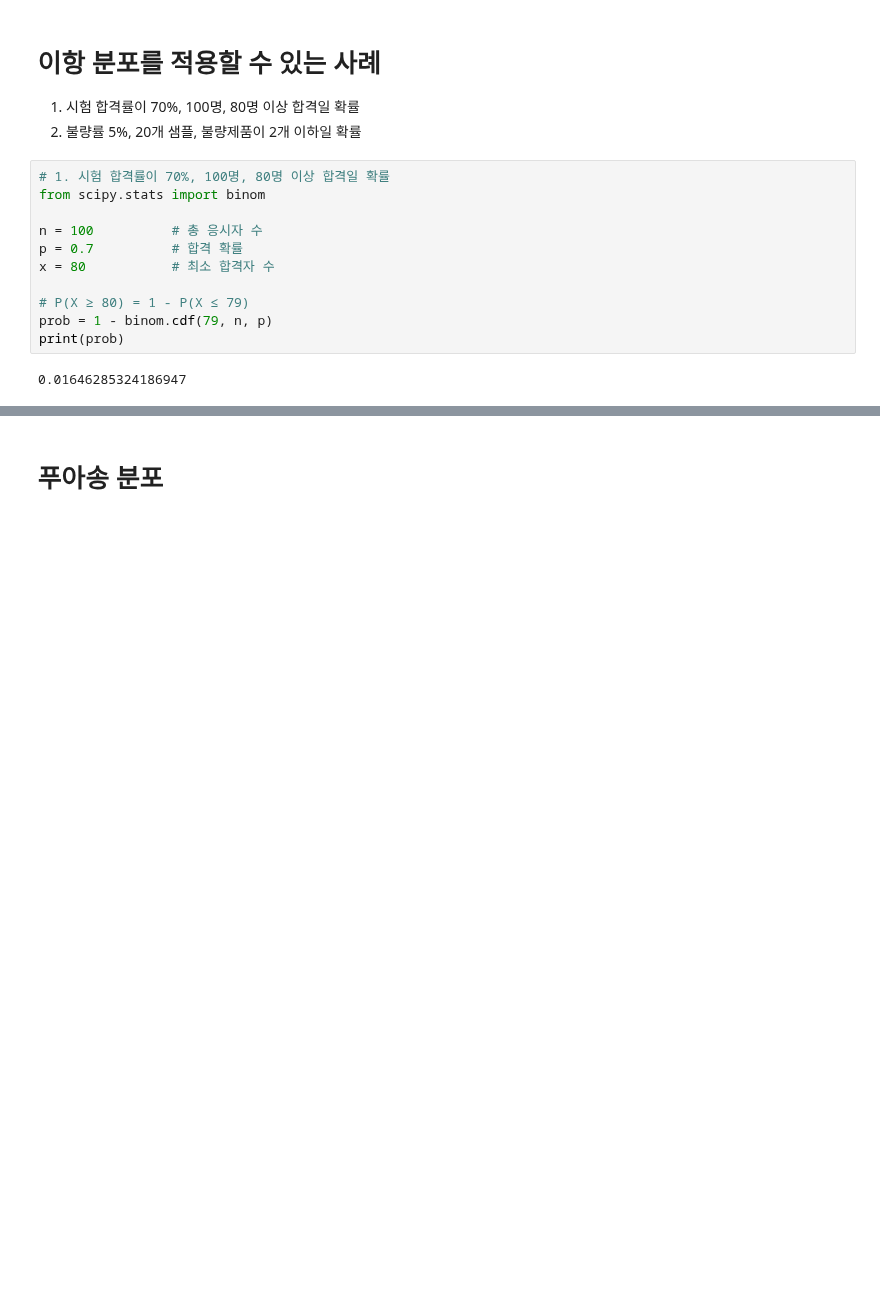
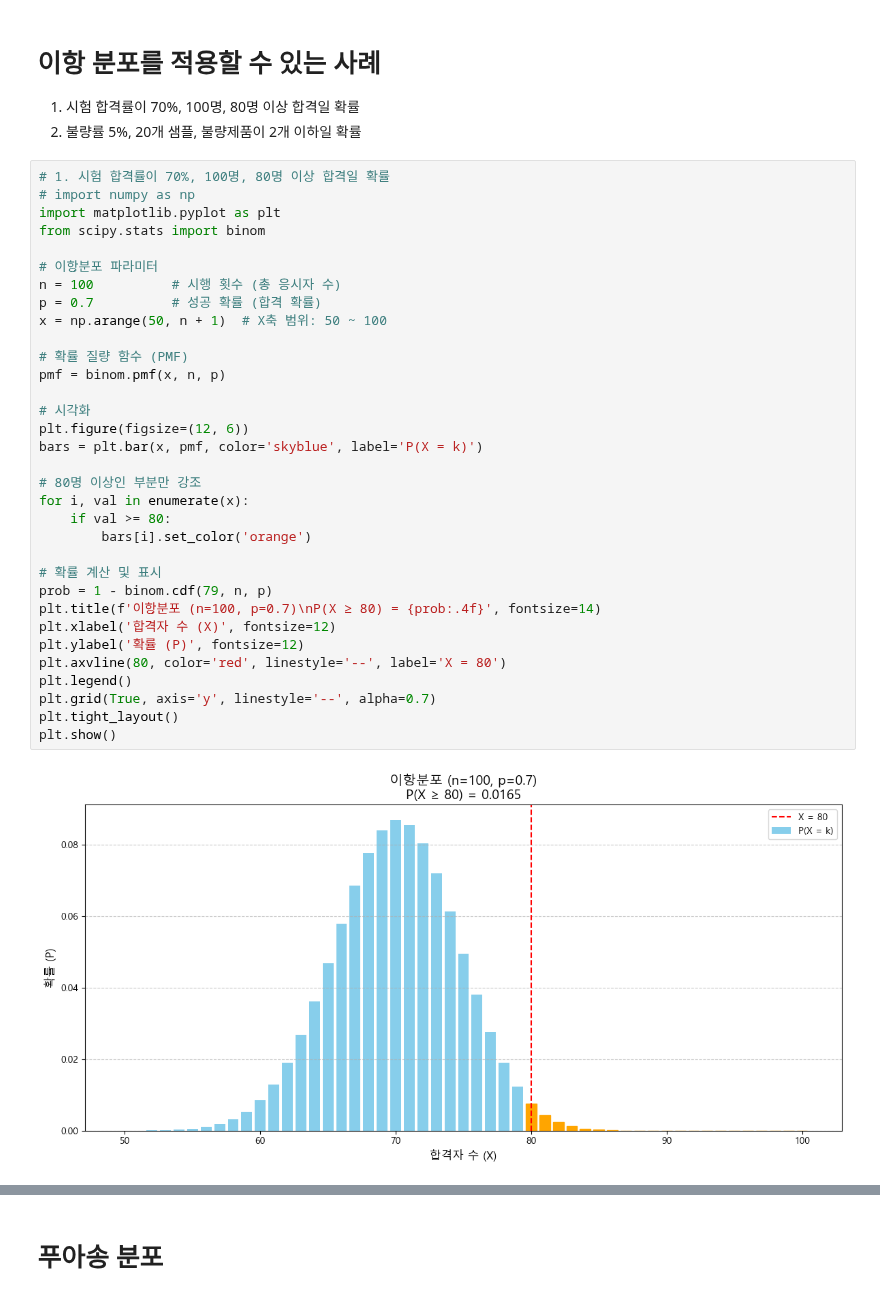
Before and after one commit to zdeik/hipython_rep, a Jupyter notebook: 24.확률분포.ipynb, the cells around one changed output, grey strips where cells are left out. Drawn from its saved outputs; the diff is of its cells as text; blank space fills up the shorter version.

```diff
--- a/24.확률분포.ipynb
+++ b/24.확률분포.ipynb
@@ -140,16 +144,38 @@ plt.show()
 2. 불량률 5%, 20개 샘플, 불량제품이 2개 이하일 확률
 # %%
 # 1. 시험 합격률이 70%, 100명, 80명 이상 합격일 확률
+# import numpy as np
+import matplotlib.pyplot as plt
 from scipy.stats import binom
 
-n = 100          # 총 응시자 수
-p = 0.7          # 합격 확률
-x = 80           # 최소 합격자 수
+# 이항분포 파라미터
+n = 100          # 시행 횟수 (총 응시자 수)
+p = 0.7          # 성공 확률 (합격 확률)
+x = np.arange(50, n + 1)  # X축 범위: 50 ~ 100
 
-# P(X ≥ 80) = 1 - P(X ≤ 79)
+# 확률 질량 함수 (PMF)
+pmf = binom.pmf(x, n, p)
+
+# 시각화
+plt.figure(figsize=(12, 6))
+bars = plt.bar(x, pmf, color='skyblue', label='P(X = k)')
+
+# 80명 이상인 부분만 강조
+for i, val in enumerate(x):
+    if val >= 80:
+        bars[i].set_color('orange')
+
+# 확률 계산 및 표시
 prob = 1 - binom.cdf(79, n, p)
-print(prob)
+plt.title(f'이항분포 (n=100, p=0.7)\nP(X ≥ 80) = {prob:.4f}', fontsize=14)
+plt.xlabel('합격자 수 (X)', fontsize=12)
+plt.ylabel('확률 (P)', fontsize=12)
+plt.axvline(80, color='red', linestyle='--', label='X = 80')
+plt.legend()
+plt.grid(True, axis='y', linestyle='--', alpha=0.7)
+plt.tight_layout()
+plt.show()
 # %% [output]
-0.01646285324186947
+[figure, added]
 # %%
 # 2. 불량률 5%, 20개 샘플, 불량제품이 2개 이하일 확률
```
Also changed, not shown: parts of 8 cells of this notebook, 2 other files.
